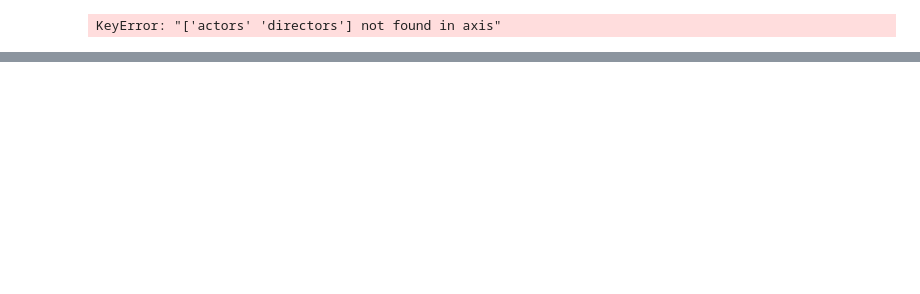
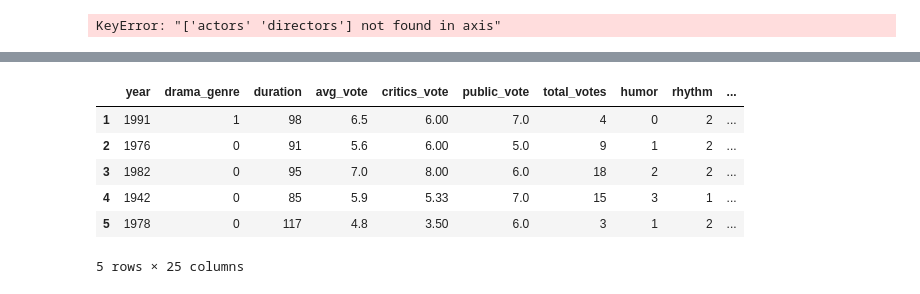
Before and after one commit to dhobbs6/Final_Project, a Jupyter notebook: Random_Forest_Final.ipynb, the cells around one changed output, grey strips where cells are left out. Drawn from its saved outputs; the diff is of its cells as text; code cells hidden in the pictures; blank space fills up the shorter version.

```diff
--- a/Random_Forest_Final.ipynb
+++ b/Random_Forest_Final.ipynb
@@ -294,0 +252,12 @@ df
+# %%
+# Rename genre column to drama_genre
+df2=df2.rename({"genre":"drama_genre"},axis=1)
+df2.head()
+# %% [output]
+|  | year | drama_genre | duration | avg_vote | critics_vote | public_vote | total_votes | humor | rhythm | ... |
+| 1 | 1991 | 1 | 98 | 6.5 | 6.00 | 7.0 | 4 | 0 | 2 | ... |
+| 2 | 1976 | 0 | 91 | 5.6 | 6.00 | 5.0 | 9 | 1 | 2 | ... |
+| 3 | 1982 | 0 | 95 | 7.0 | 8.00 | 6.0 | 18 | 2 | 2 | ... |
+| 4 | 1942 | 0 | 85 | 5.9 | 5.33 | 7.0 | 15 | 3 | 1 | ... |
+| 5 | 1978 | 0 | 117 | 4.8 | 3.50 | 6.0 | 3 | 1 | 2 | ... |
+5 rows × 25 columns
```
Also changed, not shown: parts of 20 cells of this notebook.
